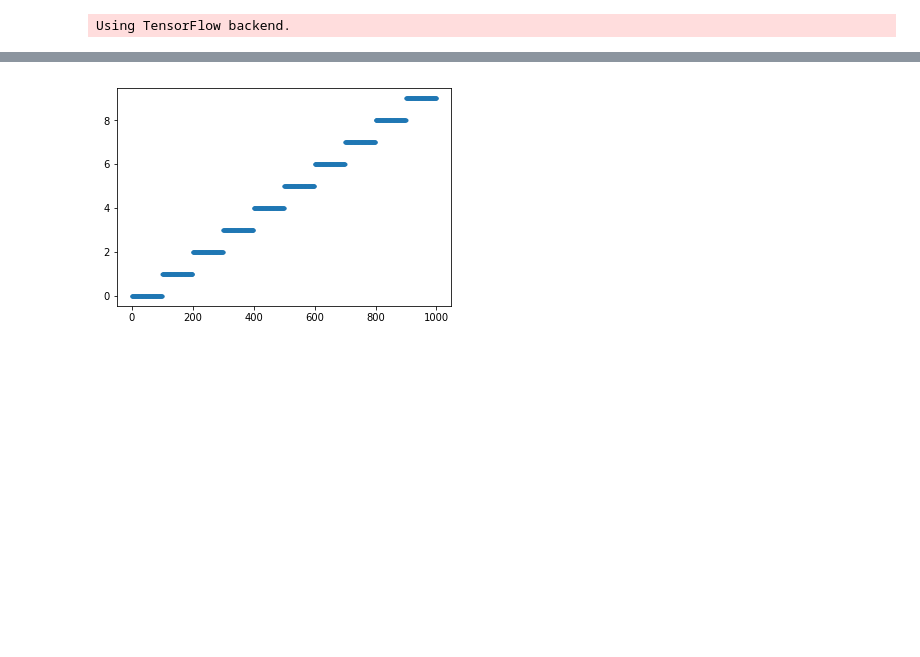
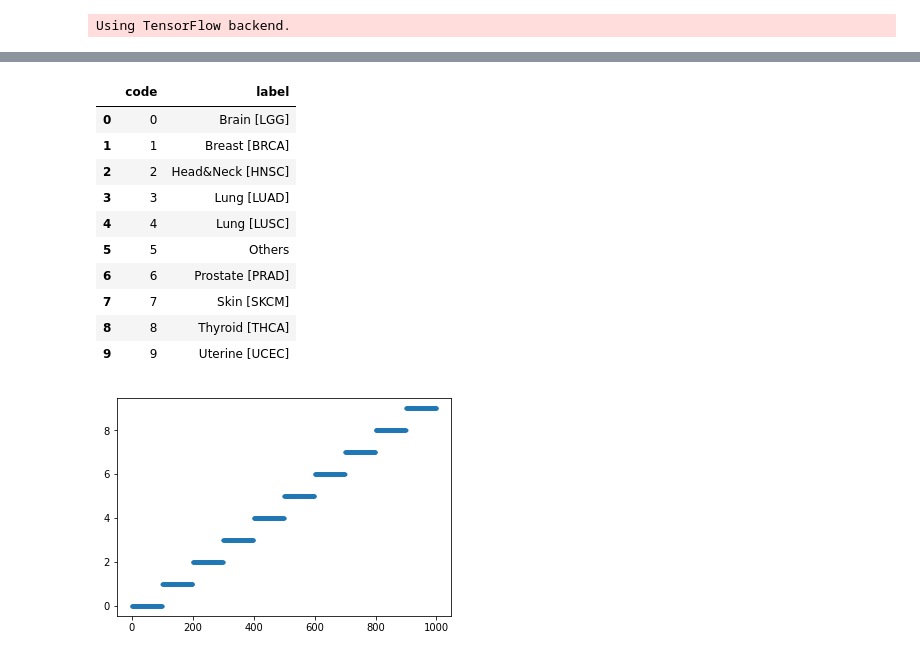
Before and after one commit to adpartin/feature-importance, a Jupyter notebook: apps/gen_tc_data_ff.ipynb, the cells around one changed output, grey strips where cells are left out. Cells and saved outputs as stored; diff of their text form; code cells hidden in the pictures; blank space fills up the shorter version.

```diff
--- a/apps/gen_tc_data_ff.ipynb
+++ b/apps/gen_tc_data_ff.ipynb
@@ -92,3 +204,19 @@ data_val.rename(columns={'cancer_type': 'y'}, inplace=True)
+# %%
+# Rename cancer type names (shorter names)
+map_cancer_names = {
+    'Brain Lower Grade Glioma': 'Brain [LGG]',
+    'Breast Invasive Carcinoma': 'Breast [BRCA]',
+    'Head and Neck Squamous Cell Carcinoma': 'Head&Neck [HNSC]',
+    'Lung Adenocarcinoma': 'Lung [LUAD]',
+    'Lung Squamous Cell Carcinoma': 'Lung [LUSC]',
+    'Others': 'Others',
+    'Prostate Adenocarcinoma': 'Prostate [PRAD]',
+    'Skin Cutaneous Melanoma': 'Skin [SKCM]',
+    'Thyroid Carcinoma': 'Thyroid [THCA]',
+    'Uterine Corpus Endometrial Carcinoma': 'Uterine [UCEC]'}
+
+data_train['y'] = data_train['y'].map(lambda s: map_cancer_names[s])
+data_val['y'] = data_val['y'].map(lambda s: map_cancer_names[s])
 # %%
 data_train['y'].value_counts()
 # %% [output]
@@ -130,6 +255,25 @@ y_encoded.to_csv(os.path.join(OUTDIR, 'P1B1.y.enc.ap'), sep='\t', index=False)
 # %%
 data_train['y'] = y_train
 data_val['y'] = y_val
+# %%
+# y_encoded = pd.DataFrame(data={'label': np.arange(0, len(y_enc.classes_)), 'type': y_enc.classes_})
+# y_encoded.to_csv(os.path.join(OUTDIR, 'P1B1.y.enc.ap'), sep='\t', index=False)
+y_encoded = pd.DataFrame(data={'code': np.arange(0, len(y_enc.classes_)), 'label': y_enc.classes_})
+y_encoded.to_csv(os.path.join(OUTDIR, 'P1B1.y.enc.ap'), sep='\t', index=False)
+# %%
+y_encoded
+# %% [output]
+|  | code | label |
+| 0 | 0 | Brain [LGG] |
+| 1 | 1 | Breast [BRCA] |
+| 2 | 2 | Head&Neck [HNSC] |
+| 3 | 3 | Lung [LUAD] |
+| 4 | 4 | Lung [LUSC] |
+| 5 | 5 | Others |
+| 6 | 6 | Prostate [PRAD] |
+| 7 | 7 | Skin [SKCM] |
+| 8 | 8 | Thyroid [THCA] |
+| 9 | 9 | Uterine [UCEC] |
 # %%
 # Shuffle the training values
 data_train = data_train.sample(n=data_train.shape[0], axis=0, replace=False, random_state=SEED).reset_index(drop=True)
```
Also changed, not shown: parts of 22 cells of this notebook, 7 other files.
